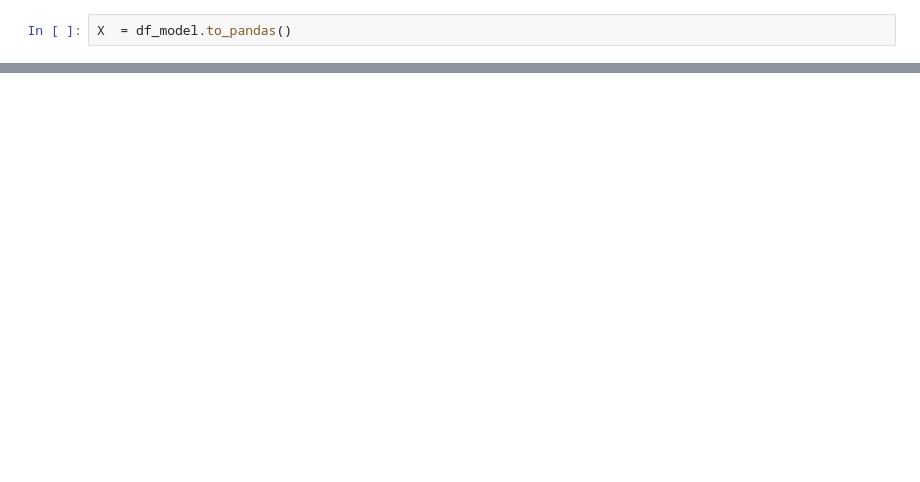
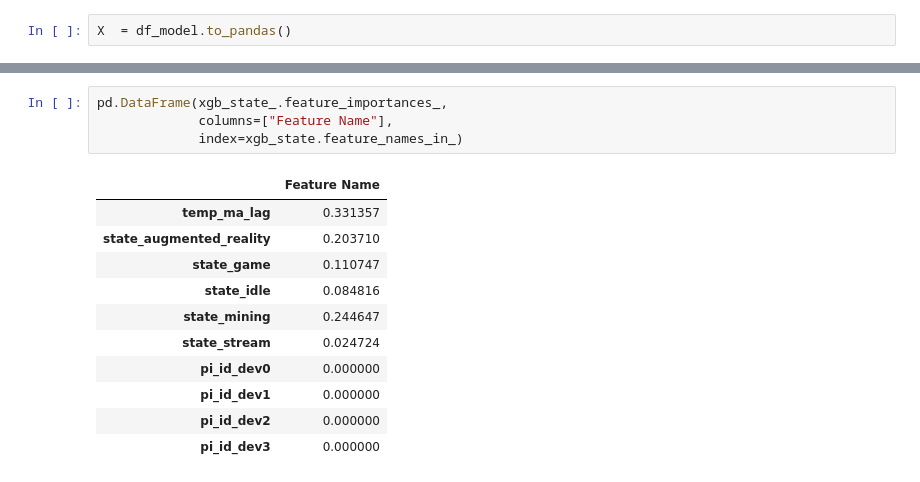
Before and after one commit to CuriousChum/jsc370, a Jupyter notebook: final_report.ipynb, the cells around one changed output, grey strips where cells are left out. Drawn from its saved outputs; the diff is of its cells as text; blank space fills up the shorter version.

```diff
--- a/final_report.ipynb
+++ b/final_report.ipynb
@@ -380,0 +620,16 @@ for mse_ in mse_part:
+# %%
+pd.DataFrame(xgb_state_.feature_importances_,
+             columns=["Feature Name"],
+             index=xgb_state.feature_names_in_)
+# %% [output]
+|  | Feature Name |
+| temp_ma_lag | 0.331357 |
+| state_augmented_reality | 0.203710 |
+| state_game | 0.110747 |
+| state_idle | 0.084816 |
+| state_mining | 0.244647 |
+| state_stream | 0.024724 |
+| pi_id_dev0 | 0.000000 |
+| pi_id_dev1 | 0.000000 |
+| pi_id_dev2 | 0.000000 |
+| pi_id_dev3 | 0.000000 |
```
Also changed, not shown: parts of 38 cells of this notebook, 11 other files.
